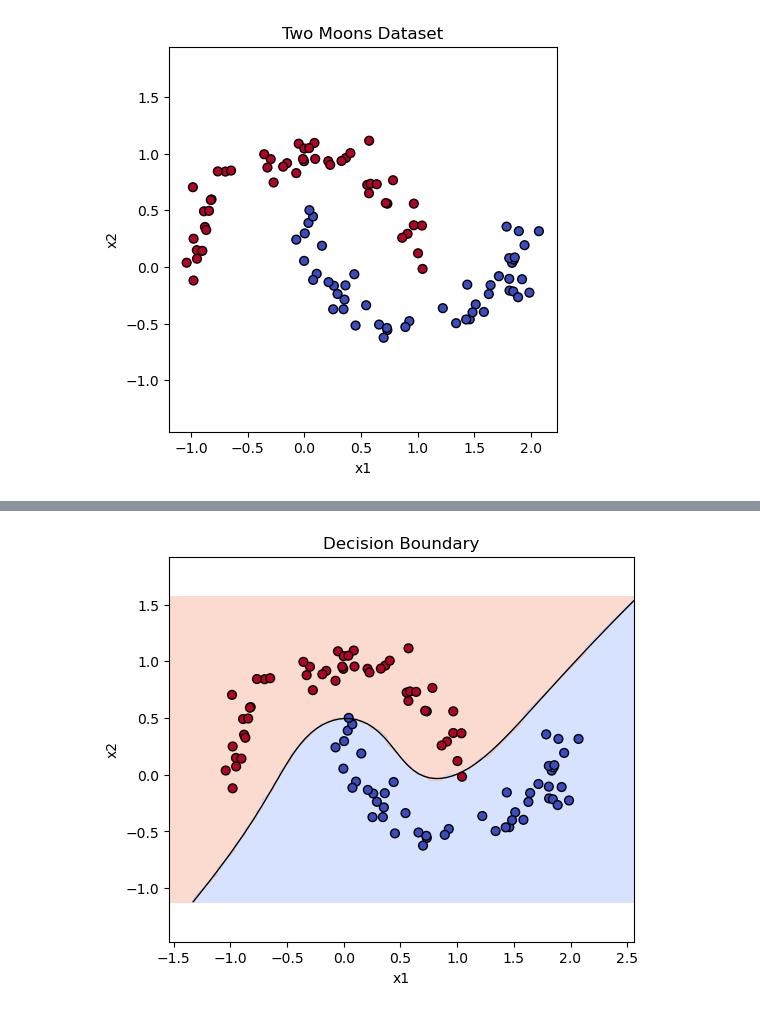
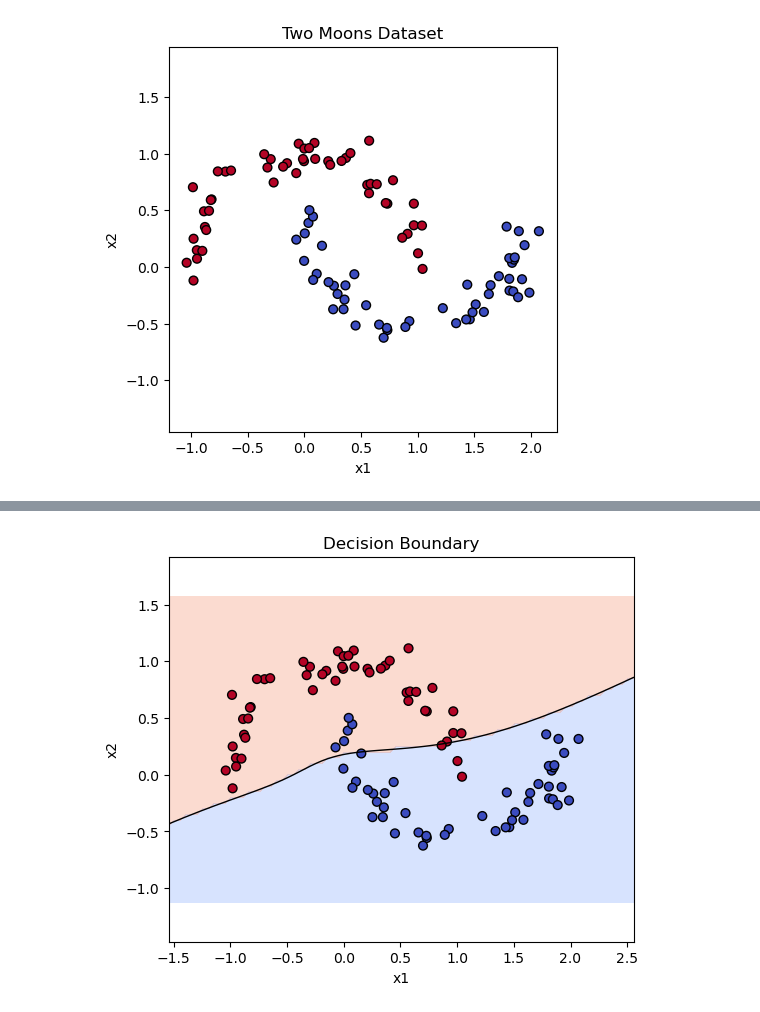
Before and after one commit to Sceki/nanograd, a Jupyter notebook: notebooks/moons_mlp_demo.ipynb, the cells around one changed output, grey strips where cells are left out. Cells and saved outputs as stored; diff of their text form; code cells hidden in the pictures.

```diff
--- a/notebooks/moons_mlp_demo.ipynb
+++ b/notebooks/moons_mlp_demo.ipynb
@@ -3,6 +3,7 @@
 
 A micrograd-style demo using the local `nanograd` engine and a hand-written moons dataset generator.
 # %%
+import importlib
 import sys
 from pathlib import Path
 
@@ -12,11 +13,22 @@ import matplotlib.pyplot as plt
 repo_root = Path.cwd().resolve()
 if not (repo_root / 'nanograd').exists():
     repo_root = repo_root.parent
-if str(repo_root) not in sys.path:
-    sys.path.append(str(repo_root))
 
-from nanograd.engine import Value
-from nanograd.nn import MLP, add, mul
+repo_root_str = str(repo_root)
+if repo_root_str in sys.path:
+    sys.path.remove(repo_root_str)
+sys.path.insert(0, repo_root_str)
+
+from nanograd import engine as ng_engine
+from nanograd import nn as ng_nn
+
+importlib.reload(ng_engine)
+importlib.reload(ng_nn)
+
+Value = ng_engine.Value
+MLP = ng_nn.MLP
+add = ng_nn.add
+mul = ng_nn.mul
 # %%
 def make_moons(n_samples=200, noise=0.1, seed=1337):
     rng = np.random.default_rng(seed)
@@ -55,7 +67,7 @@ plt.show()
 [figure]
 # %%
 np.random.seed(1337)
-model = MLP(2, [8, 8, 1])
+model = MLP(2, [8, 1])
 print(model)
 print('number of parameters:', len(model.parameters()))
 # %% [output]
@@ -66,7 +78,16 @@ def forward_scores(X_batch):
     return [model(xi.tolist()) for xi in X_batch]
 
 
-def compute_loss_and_acc(X_batch, y_batch, alpha=1e-4):
+def to_real_scalar(value):
+    value = np.asarray(value)
+    if np.iscomplexobj(value):
+        value = np.real_if_close(value)
+        if np.iscomplexobj(value):
+            value = value.real
+    return float(value)
+
+
+def compute_loss_and_acc(X_batch, y_batch, alpha=0.01):
     scores = forward_scores(X_batch)
 
     data_loss = Value(0.0)
@@ -82,7 +103,7 @@ def compute_loss_and_acc(X_batch, y_batch, alpha=1e-4):
 
     total_loss = add(data_loss, reg_loss)
 
-    y_pred = np.array([1.0 if s.data > 0 else -1.0 for s in scores])
+    y_pred = np.array([1.0 if to_real_scalar(s.data) > 0 else -1.0 for s in scores])
     acc = (y_pred == y_batch).mean()
     return total_loss, acc
 # %%
@@ -137,22 +140,22 @@ step 199: loss=0.0880, acc=98.0%
 # %%
 x_min, x_max = X[:, 0].min() - 0.5, X[:, 0].max() + 0.5
 y_min, y_max = X[:, 1].min() - 0.5, X[:, 1].max() + 0.5
 h = 0.05
 xx, yy = np.meshgrid(np.arange(x_min, x_max, h), np.arange(y_min, y_max, h))
 grid = np.c_[xx.ravel(), yy.ravel()]
 
 with np.errstate(all='ignore'):
-    Z = np.array([model(pt.tolist()).data for pt in grid])
+    Z = np.array([to_real_scalar(model(pt.tolist()).data) for pt in grid])
 Z = Z.reshape(xx.shape)
 
 plt.figure(figsize=(6, 5))
 plt.contourf(xx, yy, Z > 0, alpha=0.35, cmap='coolwarm')
 plt.contour(xx, yy, Z, levels=[0.0], colors='k', linewidths=1)
 plt.scatter(X[:, 0], X[:, 1], c=y, s=40, cmap='coolwarm', edgecolors='k')
 plt.title('Decision Boundary')
 plt.xlabel('x1')
 plt.ylabel('x2')
 plt.axis('equal')
 plt.show()
 # %% [output]
-[figure, old version]
+[figure, new version]
```
Also changed, not shown: parts of 2 cells of this notebook, 6 other files.
